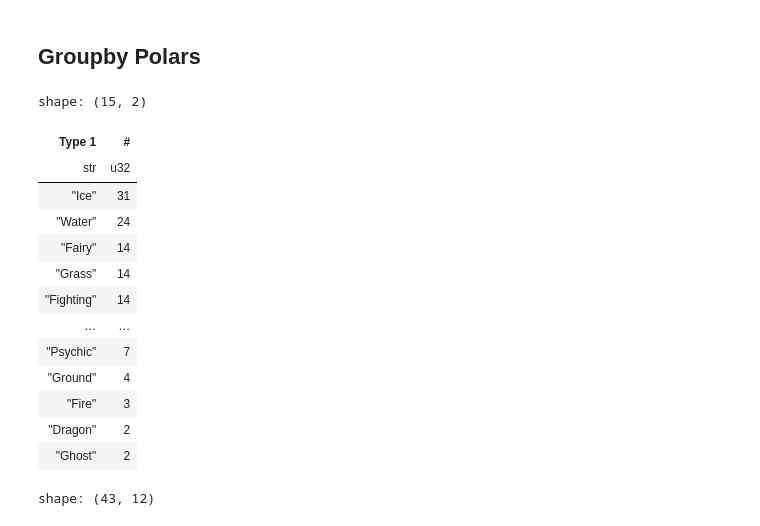
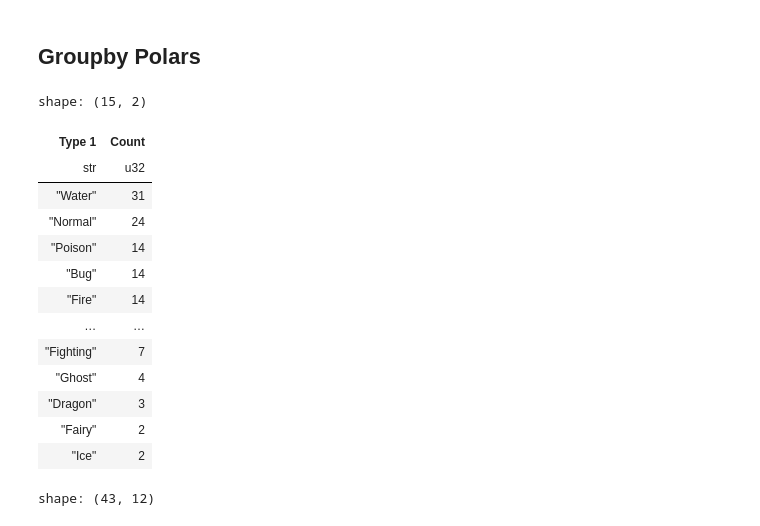
Before and after one commit to KeithGalli/polars-livestream, a Jupyter notebook: exploring-polars.ipynb, the cells around one changed output. Drawn from its saved outputs; the diff is of its cells as text; code cells hidden in the pictures.

Commit message:
Fixed sort method in group_by example

```diff
--- a/exploring-polars.ipynb
+++ b/exploring-polars.ipynb
@@ -122,32 +124,32 @@ shape: (6, 12)
 # %%
 # Grab type 1 pokemon counts
 gen1 = pokemon.filter(
     pl.col("Generation")==1
 )
 
 out = gen1.group_by("Type 1").agg(
-    pl.col("#").count()
+    pl.col("#").count().alias("Count")
 )
 
 out.select(
     pl.col("Type 1"),
-    pl.col("#").sort(descending=True)
-)
+    pl.col("Count")
+).sort('Count', descending=True)
 # %% [output]
 shape: (15, 2)
-| Type 1 | # |
+| Type 1 | Count |
 | str | u32 |
-| "Ice" | 31 |
-| "Water" | 24 |
-| "Fairy" | 14 |
-| "Grass" | 14 |
-| "Fighting" | 14 |
+| "Water" | 31 |
+| "Normal" | 24 |
+| "Poison" | 14 |
+| "Bug" | 14 |
+| "Fire" | 14 |
 | … | … |
-| "Psychic" | 7 |
-| "Ground" | 4 |
-| "Fire" | 3 |
-| "Dragon" | 2 |
-| "Ghost" | 2 |
+| "Fighting" | 7 |
+| "Ghost" | 4 |
+| "Dragon" | 3 |
+| "Fairy" | 2 |
+| "Ice" | 2 |
 # %%
 pokemon.filter(
     pl.col('Name').str.starts_with('B')
```
Also changed, not shown: parts of 5 cells of this notebook.
